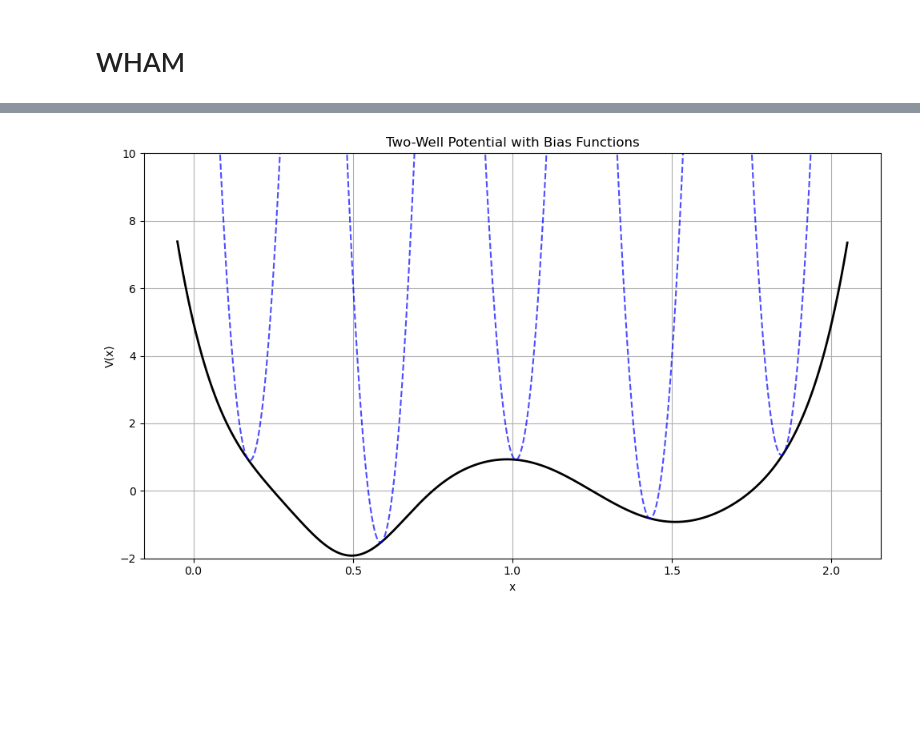
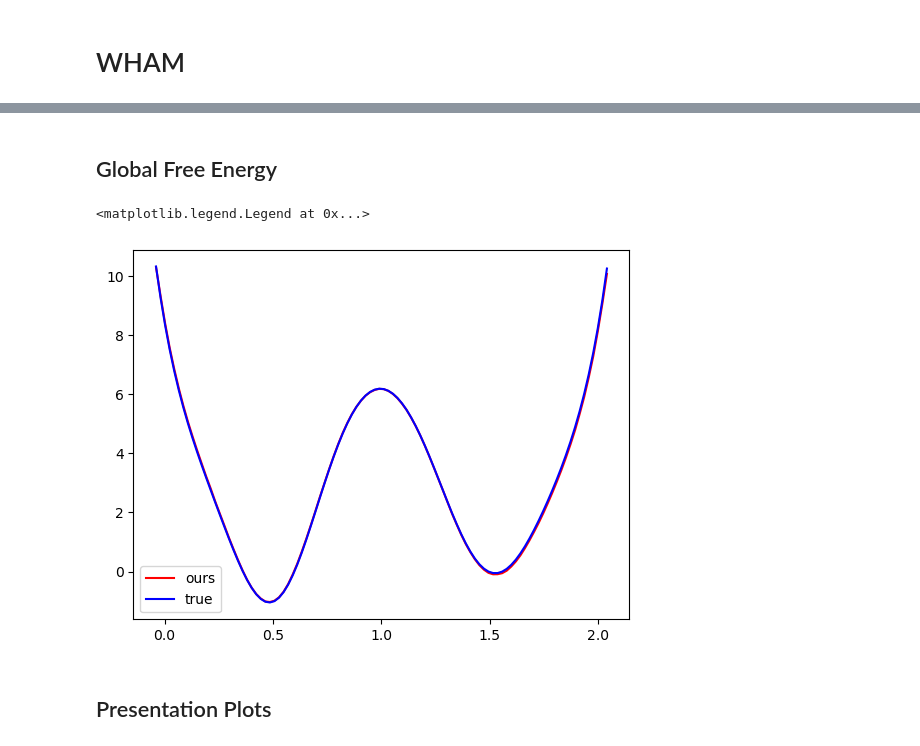
Before and after one commit to abrahmasandra/MENG255UmbrellaSampling, a Jupyter notebook: umbsampling.ipynb, the cells around one changed output, grey strips where cells are left out. Saved outputs shown, nothing was run; the diff lists cells and outputs as text; code cells hidden in the pictures; blank space fills up the shorter version.

```diff
--- a/umbsampling.ipynb
+++ b/umbsampling.ipynb
@@ -478,5 +480,23 @@ WHAM_gif(samples, bias, num_bins=100, max_iters=500, max_atol=1e-6)
 # %% [markdown]
 <!-- # Figure Generation -->
+# %% [markdown]
+## Global Free Energy
+# %%
+plt.plot(bin_centers, global_free_energy, color='red', label='ours')
+
+
+recip_V = np.exp(-beta * two_well_1d(bin_centers, epsilon_0, epsilon_1, epsilon_2, sigma))
+bin_width = (bin_centers[-1] - bin_centers[-2])
+norm_recip_V = recip_V/(np.sum(recip_V) * bin_width)
+real_free_energy = -1/beta * np.log(norm_recip_V)
+
+plt.plot(bin_centers, real_free_energy, color='blue', label='true')
+plt.legend()
+# %% [output]
+<matplotlib.legend.Legend at 0x...>
+[figure, added]
+# %% [markdown]
+## Presentation Plots
 # %%
 # Generate x values for plotting
 x_vals = np.linspace(min_x, max_x, 1000)
@@ -502,10 +522,8 @@ for i in range(10, 100, 20):  # Plot bias functions from different windows
 plt.xlabel('x')
 plt.ylabel('V(x)')
 plt.title('Two-Well Potential with Bias Functions')
-plt.ylim((-2, 10))
+plt.ylim((np.min(y_vals_landscape), np.max(y_vals_landscape)))
 plt.grid()
 plt.gca().set_aspect('auto')
 plt.tight_layout()
 plt.show()
-# %% [output]
-[figure, removed]
```
Also changed, not shown: parts of 14 cells of this notebook.
